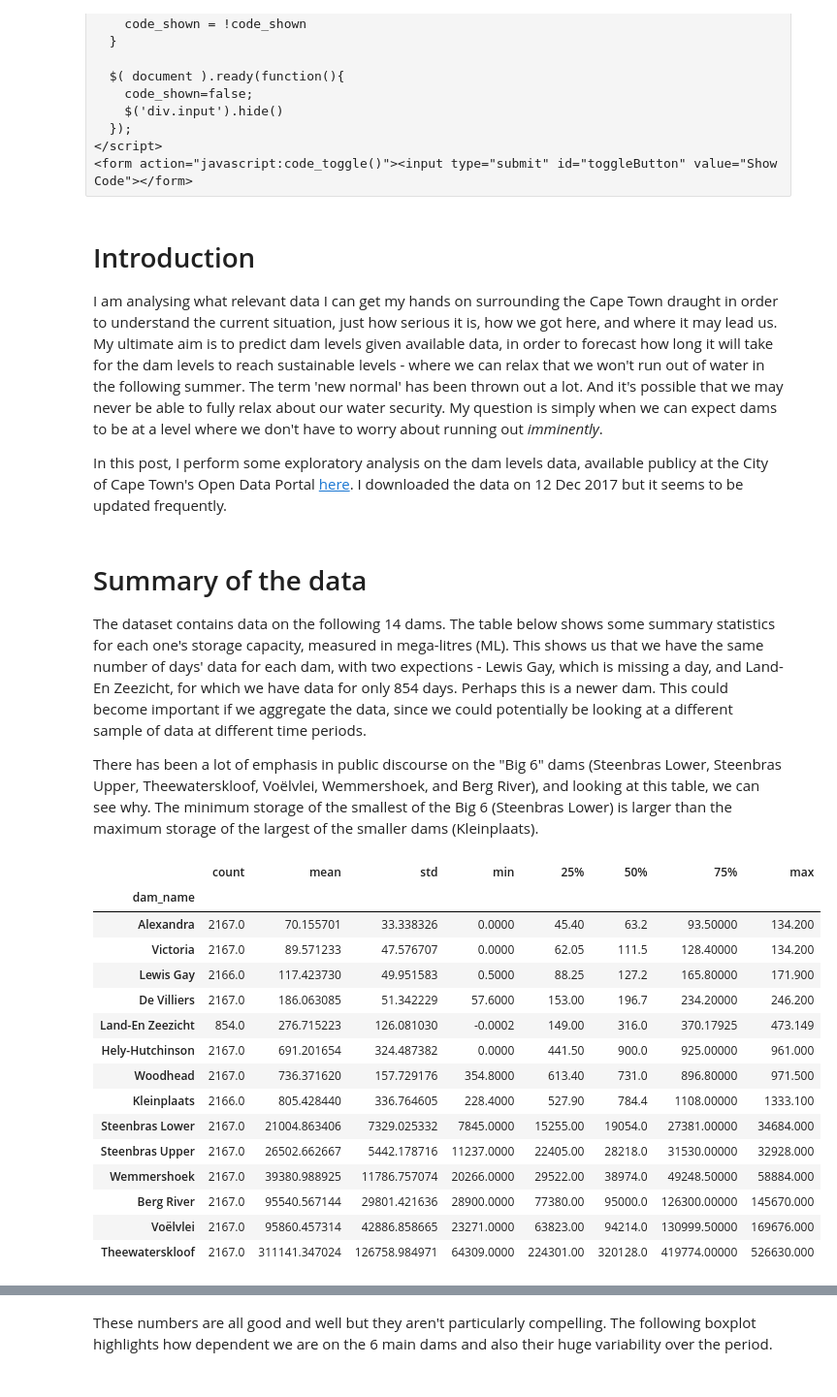
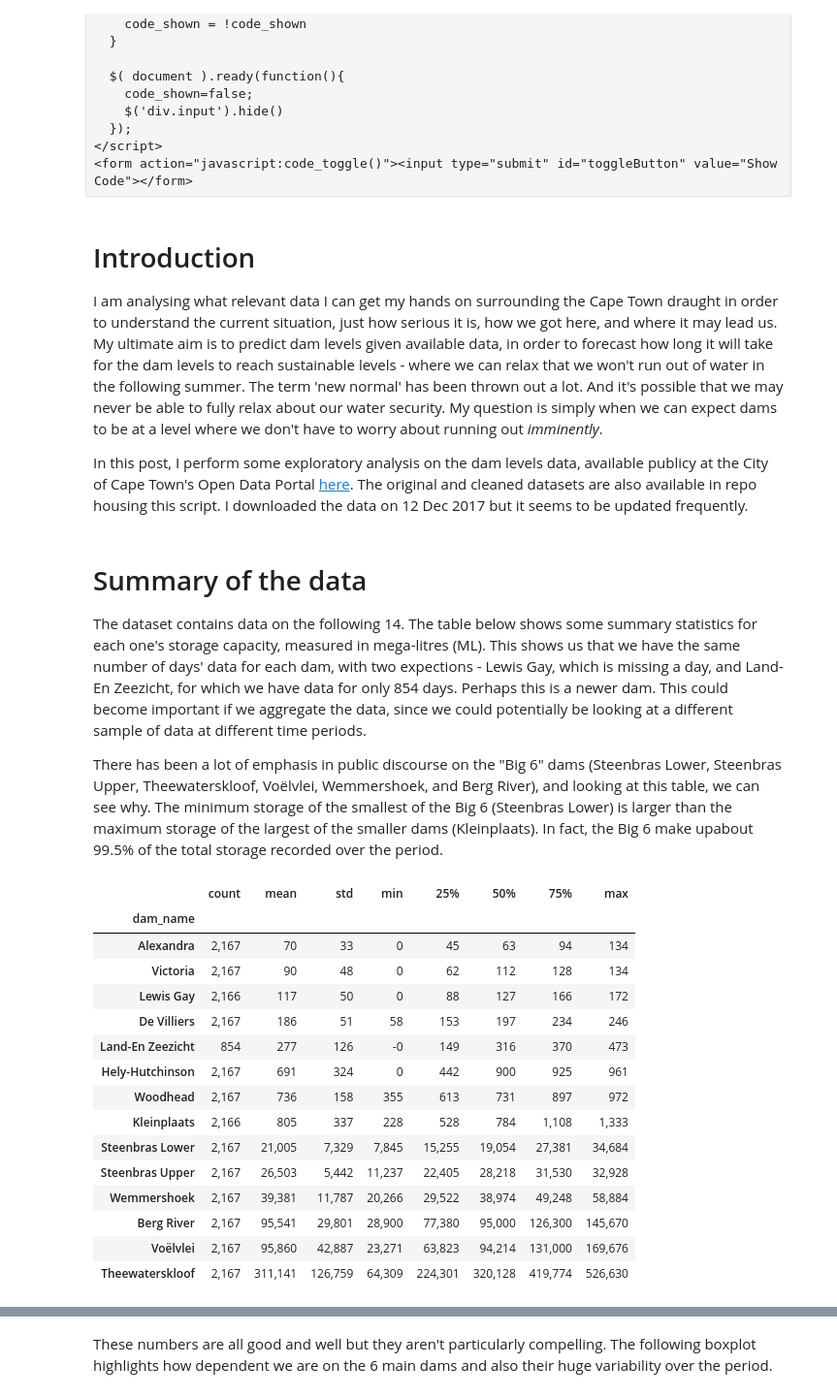
Before and after one commit to jbertscher/dam-levels, a Jupyter notebook: dam-levels-exploratory-analysis.ipynb, the cells around one changed output, grey strips where cells are left out. Shown at 97% size. Saved outputs shown, nothing was run; the diff lists cells and outputs as text; code cells hidden in the pictures.

Commit message:
Finished exploratory analysis & fixed weather api script.

```diff
--- a/dam-levels-exploratory-analysis.ipynb
+++ b/dam-levels-exploratory-analysis.ipynb
@@ -74,30 +76,30 @@ dam_levels['daymonthyear'] = dam_levels['dayofmonth'].apply(str) + '-' + dam_lev
 
 I am analysing what relevant data I can get my hands on surrounding the Cape Town draught in order to understand the current situation, just how serious it is, how we got here, and where it may lead us. My ultimate aim is to predict dam levels given available data, in order to forecast how long it will take for the dam levels to reach sustainable levels - where we can relax that we won't run out of water in the following summer. The term 'new normal' has been thrown out a lot. And it's possible that we may never be able to fully relax about our water security. My question is simply when we can expect dams to be at a level where we don't have to worry about running out *imminently*.
 
-In this post, I perform some exploratory analysis on the dam levels data, available publicy at the City of Cape Town's Open Data Portal [here](https://web1.capetown.gov.za/web1/opendataportal/DatasetDetail?DatasetName=Dam+levels). I downloaded the data on 12 Dec 2017 but it seems to be updated frequently.
+In this post, I perform some exploratory analysis on the dam levels data, available publicy at the City of Cape Town's Open Data Portal [here](https://web1.capetown.gov.za/web1/opendataportal/DatasetDetail?DatasetName=Dam+levels). The original and cleaned datasets are also available in repo housing this script. I downloaded the data on 12 Dec 2017 but it seems to be updated frequently.
 # %% [markdown]
 # Summary of the data
 
-The dataset contains data on the following 14 dams. The table below shows some summary statistics for each one's storage capacity, measured in mega-litres (ML). This shows us that we have the same number of days' data for each dam, with two expections - Lewis Gay, which is missing a day, and Land-En Zeezicht, for which we have data for only 854 days. Perhaps this is a newer dam. This could become important if we aggregate the data, since we could potentially be looking at a different sample of data at different time periods.
+The dataset contains data on the following 14. The table below shows some summary statistics for each one's storage capacity, measured in mega-litres (ML). This shows us that we have the same number of days' data for each dam, with two expections - Lewis Gay, which is missing a day, and Land-En Zeezicht, for which we have data for only 854 days. Perhaps this is a newer dam. This could become important if we aggregate the data, since we could potentially be looking at a different sample of data at different time periods.
 
-There has been a lot of emphasis in public discourse on the "Big 6" dams (Steenbras Lower, Steenbras Upper, Theewaterskloof, Voëlvlei, Wemmershoek, and Berg River), and looking at this table, we can see why. The minimum storage of the smallest of the Big 6 (Steenbras Lower) is larger than the maximum storage of the largest of the smaller dams (Kleinplaats).
+There has been a lot of emphasis in public discourse on the "Big 6" dams (Steenbras Lower, Steenbras Upper, Theewaterskloof, Voëlvlei, Wemmershoek, and Berg River), and looking at this table, we can see why. The minimum storage of the smallest of the Big 6 (Steenbras Lower) is larger than the maximum storage of the largest of the smaller dams (Kleinplaats). In fact, the Big 6 make upabout 99.5% of the total storage recorded over the period.
 # %%
 storage_summary = dam_levels.groupby('dam_name')['storage_ml'].describe().sort_values('mean')
-storage_summary
+storage_summary.style.format('{:,.0f}')
 # %% [output]
 |  | count | mean | std | min | 25% | 50% | 75% | max |
 | dam_name |  |  |  |  |  |  |  |  |
-| Alexandra | 2167.0 | 70.155701 | 33.338326 | 0.0000 | 45.40 | 63.2 | 93.50000 | 134.200 |
-| Victoria | 2167.0 | 89.571233 | 47.576707 | 0.0000 | 62.05 | 111.5 | 128.40000 | 134.200 |
-| Lewis Gay | 2166.0 | 117.423730 | 49.951583 | 0.5000 | 88.25 | 127.2 | 165.80000 | 171.900 |
-| De Villiers | 2167.0 | 186.063085 | 51.342229 | 57.6000 | 153.00 | 196.7 | 234.20000 | 246.200 |
-| Land-En Zeezicht | 854.0 | 276.715223 | 126.081030 | -0.0002 | 149.00 | 316.0 | 370.17925 | 473.149 |
-| Hely-Hutchinson | 2167.0 | 691.201654 | 324.487382 | 0.0000 | 441.50 | 900.0 | 925.00000 | 961.000 |
-| Woodhead | 2167.0 | 736.371620 | 157.729176 | 354.8000 | 613.40 | 731.0 | 896.80000 | 971.500 |
-| Kleinplaats | 2166.0 | 805.428440 | 336.764605 | 228.4000 | 527.90 | 784.4 | 1108.00000 | 1333.100 |
-| Steenbras Lower | 2167.0 | 21004.863406 | 7329.025332 | 7845.0000 | 15255.00 | 19054.0 | 27381.00000 | 34684.000 |
-| Steenbras Upper | 2167.0 | 26502.662667 | 5442.178716 | 11237.0000 | 22405.00 | 28218.0 | 31530.00000 | 32928.000 |
-| Wemmershoek | 2167.0 | 39380.988925 | 11786.757074 | 20266.0000 | 29522.00 | 38974.0 | 49248.50000 | 58884.000 |
-| Berg River | 2167.0 | 95540.567144 | 29801.421636 | 28900.0000 | 77380.00 | 95000.0 | 126300.00000 | 145670.000 |
-| Voëlvlei | 2167.0 | 95860.457314 | 42886.858665 | 23271.0000 | 63823.00 | 94214.0 | 130999.50000 | 169676.000 |
-| Theewaterskloof | 2167.0 | 311141.347024 | 126758.984971 | 64309.0000 | 224301.00 | 320128.0 | 419774.00000 | 526630.000 |
+| Alexandra | 2,167 | 70 | 33 | 0 | 45 | 63 | 94 | 134 |
+| Victoria | 2,167 | 90 | 48 | 0 | 62 | 112 | 128 | 134 |
+| Lewis Gay | 2,166 | 117 | 50 | 0 | 88 | 127 | 166 | 172 |
+| De Villiers | 2,167 | 186 | 51 | 58 | 153 | 197 | 234 | 246 |
+| Land-En Zeezicht | 854 | 277 | 126 | -0 | 149 | 316 | 370 | 473 |
+| Hely-Hutchinson | 2,167 | 691 | 324 | 0 | 442 | 900 | 925 | 961 |
+| Woodhead | 2,167 | 736 | 158 | 355 | 613 | 731 | 897 | 972 |
+| Kleinplaats | 2,166 | 805 | 337 | 228 | 528 | 784 | 1,108 | 1,333 |
+| Steenbras Lower | 2,167 | 21,005 | 7,329 | 7,845 | 15,255 | 19,054 | 27,381 | 34,684 |
+| Steenbras Upper | 2,167 | 26,503 | 5,442 | 11,237 | 22,405 | 28,218 | 31,530 | 32,928 |
+| Wemmershoek | 2,167 | 39,381 | 11,787 | 20,266 | 29,522 | 38,974 | 49,248 | 58,884 |
+| Berg River | 2,167 | 95,541 | 29,801 | 28,900 | 77,380 | 95,000 | 126,300 | 145,670 |
+| Voëlvlei | 2,167 | 95,860 | 42,887 | 23,271 | 63,823 | 94,214 | 131,000 | 169,676 |
+| Theewaterskloof | 2,167 | 311,141 | 126,759 | 64,309 | 224,301 | 320,128 | 419,774 | 526,630 |
```
Also changed, not shown: parts of 11 cells of this notebook, 1 other file.
